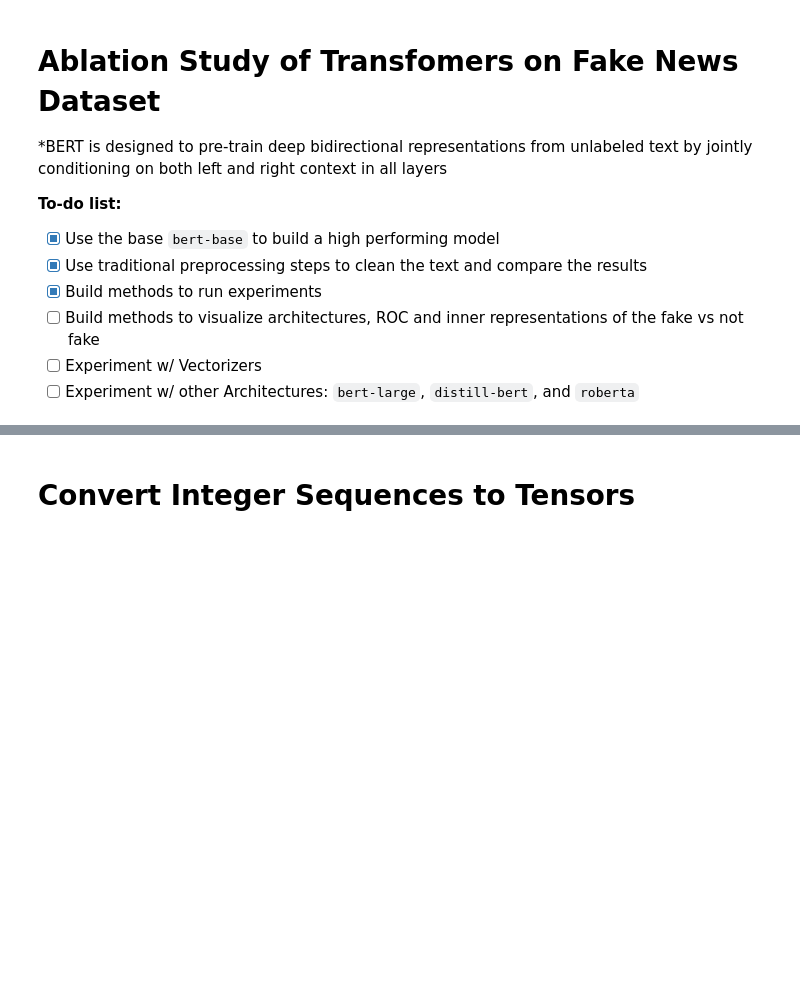
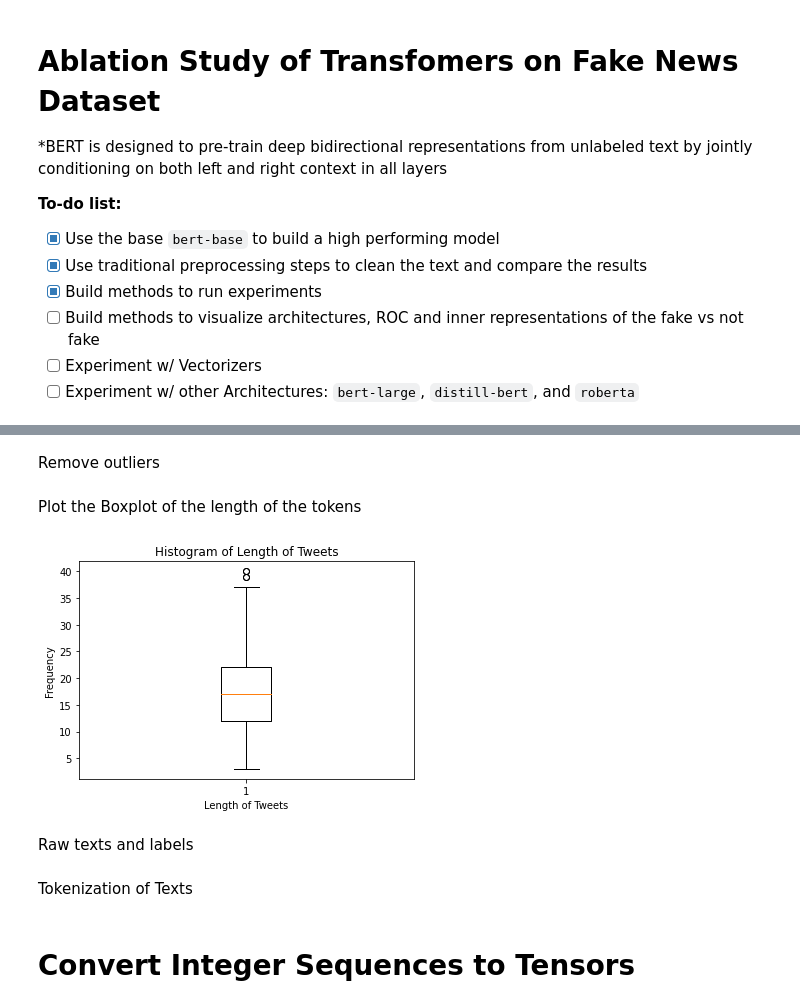
Before and after one commit to swethapasam/Covid-Fake-News-Detection, a Jupyter notebook: Transformers.ipynb, the cells around one changed output, grey strips where cells are left out. Saved outputs shown, nothing was run; the diff lists cells and outputs as text; code cells hidden in the pictures; blank space fills up the shorter version.

```diff
--- a/Transformers.ipynb
+++ b/Transformers.ipynb
@@ -66,7 +64,3 @@ val_df = pd.read_csv(val_url)
 # Load the test data
 test_url = "https://raw.githubusercontent.com/diptamath/covid_fake_news/main/data/english_test_with_labels.csv"
 test_df = pd.read_csv(test_url)
-# %%
-train_df['label'] = train_df['label'].map({'fake': 1, 'real': 0})
-val_df['label'] = val_df['label'].map({'fake': 1, 'real': 0})
-test_df['label'] = test_df['label'].map({'fake': 1, 'real': 0})
@@ -128,0 +102,48 @@ pd.Series(seq_len).hist(bins = 30)
+# %%
+def balance_dataset(df):
+    """ Upsamples the Fake News Dataset
+    Input:
+        df: pandas dataframe
+    Output:
+        df: pandas dataframe
+     """
+
+    df_real = df[df['label'] == 0]
+    df_fake = df[df['label'] == 1]
+    df_real_upsampled = resample(df_real, replace=True, n_samples=len(df_fake), random_state=123)
+    df_upsampled = pd.concat([df_real_upsampled, df_fake])
+    return df_upsampled
+
+train_df = balance_dataset(train_df)
+# %% [markdown]
+Remove outliers
+# %%
+train_df = train_df[train_df['tweet'].apply(len) < 200]
+train_df = train_df[train_df['tweet'].apply(len) > 1]
+# %% [markdown]
+Plot the Boxplot of the length of the tokens
+# %%
+import matplotlib.pyplot as plt
+def display_boxplot(series):
+    """ Plots the boxplot of the length of the tweets
+    Input:
+        df: pandas series of strings
+    Output:
+        None
+     """
+
+    count = []
+    for sentence in series:
+        count.append(len(sentence.split()))
+
+    plt.xlabel('Length of Tweets')
+    plt.ylabel('Frequency')
+    plt.title('Histogram of Length of Tweets')
+    plt.boxplot(count)
+    plt.show()
+# %%
+display_boxplot(train_df['tweet'])
+# %% [output]
+[figure, added]
+# %% [markdown]
+Raw texts and labels
@@ -129,3 +154,5 @@ pd.Series(seq_len).hist(bins = 30)
+# %% [markdown]
+Tokenization of Texts
 # %%
 max_seq_len = 50
 # %%
```
Also changed, not shown: parts of 19 cells of this notebook.
